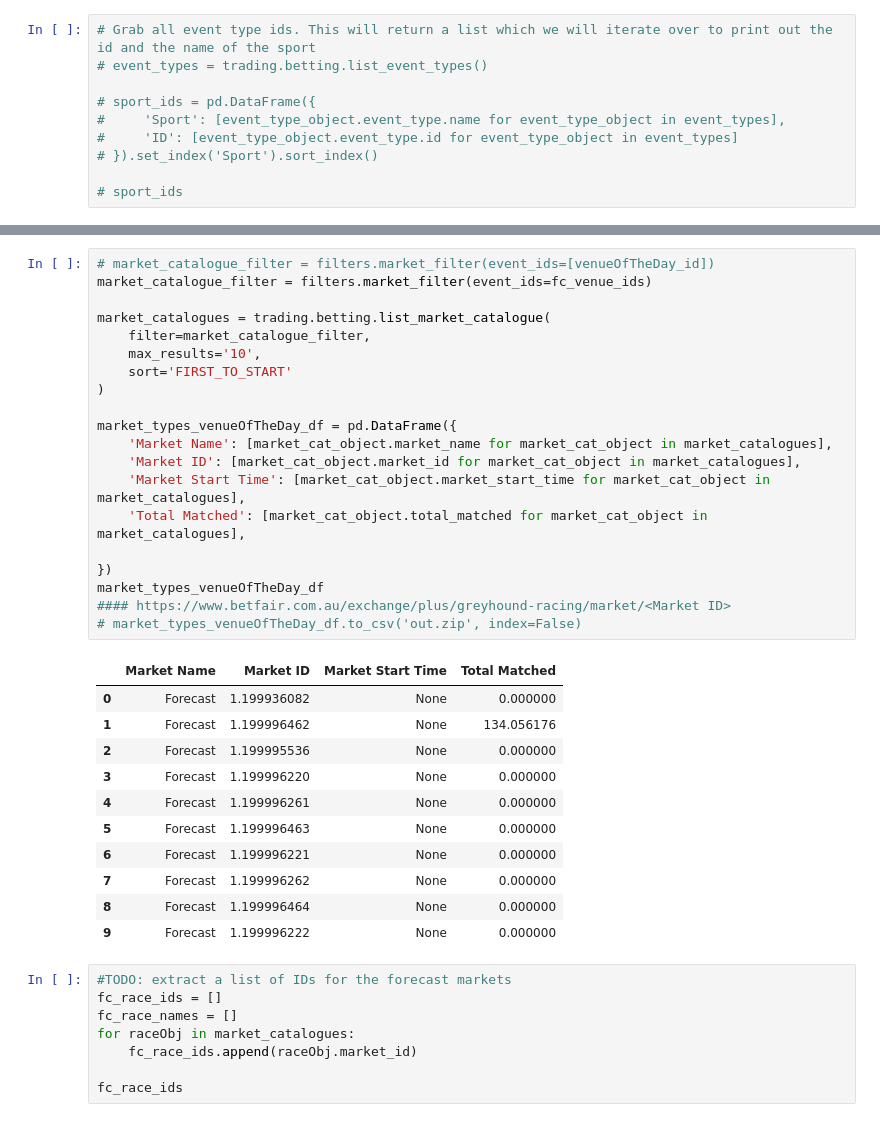
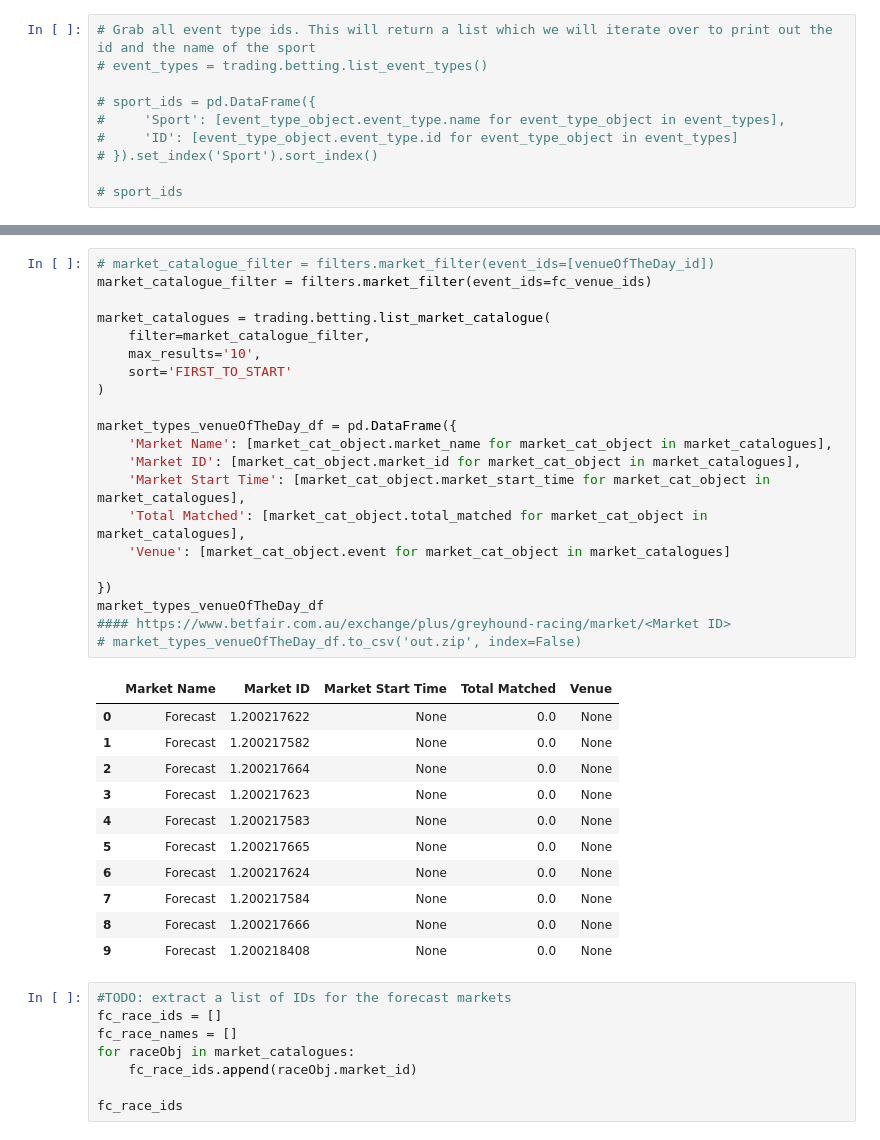
Before and after one commit to Tranks27/betfairBot, a Jupyter notebook: myBot_manual.ipynb, the cells around one changed output, grey strips where cells are left out. Cells and saved outputs as stored; diff of their text form.

```diff
--- a/myBot_manual.ipynb
+++ b/myBot_manual.ipynb
@@ -135,35 +115,36 @@ fc_venue_ids, fc_venue_names
 # %%
 # market_catalogue_filter = filters.market_filter(event_ids=[venueOfTheDay_id])
 market_catalogue_filter = filters.market_filter(event_ids=fc_venue_ids)
 
 market_catalogues = trading.betting.list_market_catalogue(
     filter=market_catalogue_filter,
     max_results='10',
     sort='FIRST_TO_START'
 )
 
 market_types_venueOfTheDay_df = pd.DataFrame({
     'Market Name': [market_cat_object.market_name for market_cat_object in market_catalogues],
     'Market ID': [market_cat_object.market_id for market_cat_object in market_catalogues],
     'Market Start Time': [market_cat_object.market_start_time for market_cat_object in market_catalogues],
     'Total Matched': [market_cat_object.total_matched for market_cat_object in market_catalogues],
+    'Venue': [market_cat_object.event for market_cat_object in market_catalogues]
 
 })
 market_types_venueOfTheDay_df
 #### https://www.betfair.com.au/exchange/plus/greyhound-racing/market/<Market ID>
 # market_types_venueOfTheDay_df.to_csv('out.zip', index=False)
 # %% [output]
-|  | Market Name | Market ID | Market Start Time | Total Matched |
-| 0 | Forecast | 1.199936082 | None | 0.000000 |
-| 1 | Forecast | 1.199996462 | None | 134.056176 |
-| 2 | Forecast | 1.199995536 | None | 0.000000 |
-| 3 | Forecast | 1.199996220 | None | 0.000000 |
-| 4 | Forecast | 1.199996261 | None | 0.000000 |
-| 5 | Forecast | 1.199996463 | None | 0.000000 |
-| 6 | Forecast | 1.199996221 | None | 0.000000 |
-| 7 | Forecast | 1.199996262 | None | 0.000000 |
-| 8 | Forecast | 1.199996464 | None | 0.000000 |
-| 9 | Forecast | 1.199996222 | None | 0.000000 |
+|  | Market Name | Market ID | Market Start Time | Total Matched | Venue |
+| 0 | Forecast | 1.200217622 | None | 0.0 | None |
+| 1 | Forecast | 1.200217582 | None | 0.0 | None |
+| 2 | Forecast | 1.200217664 | None | 0.0 | None |
+| 3 | Forecast | 1.200217623 | None | 0.0 | None |
+| 4 | Forecast | 1.200217583 | None | 0.0 | None |
+| 5 | Forecast | 1.200217665 | None | 0.0 | None |
+| 6 | Forecast | 1.200217624 | None | 0.0 | None |
+| 7 | Forecast | 1.200217584 | None | 0.0 | None |
+| 8 | Forecast | 1.200217666 | None | 0.0 | None |
+| 9 | Forecast | 1.200218408 | None | 0.0 | None |
 # %%
 #TODO: extract a list of IDs for the forecast markets
 fc_race_ids = []
```
Also changed, not shown: parts of 5 cells of this notebook, 4 other files.
